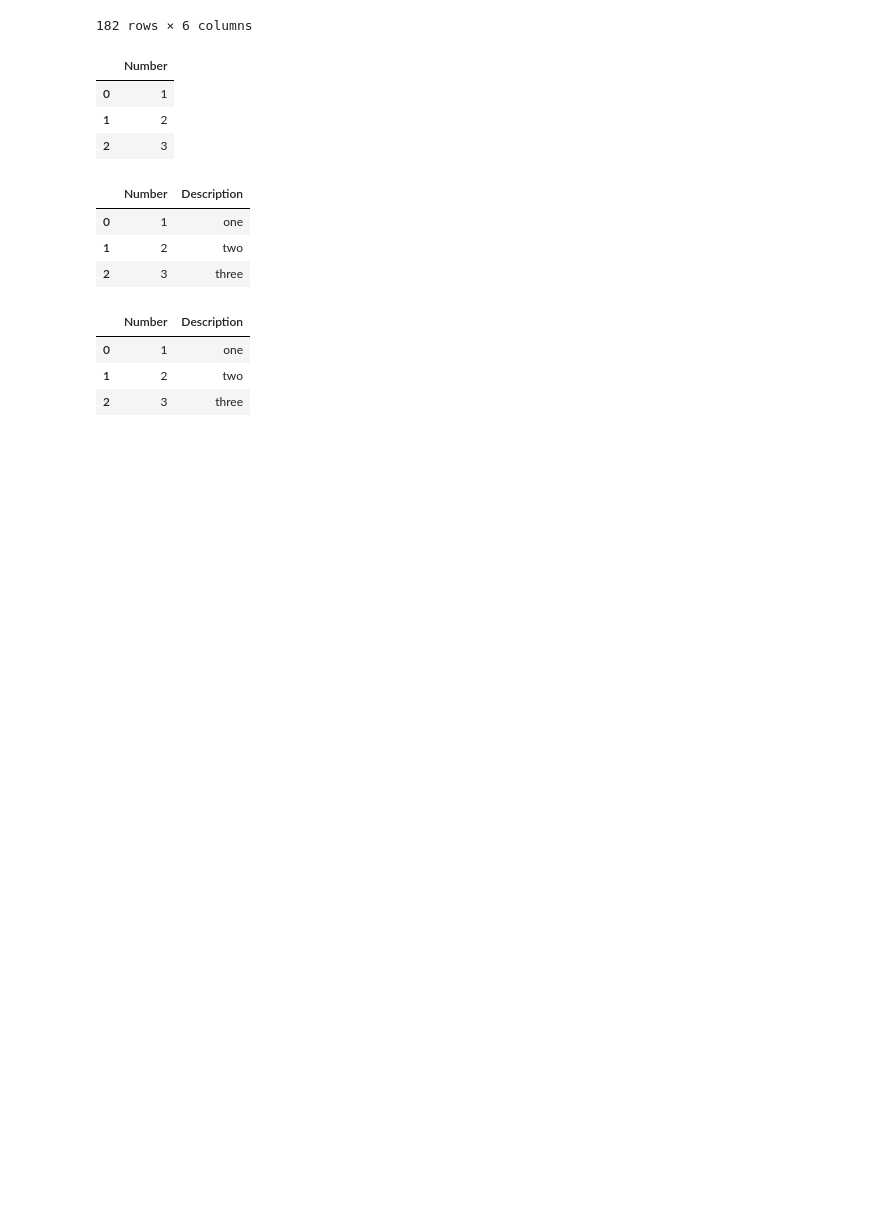
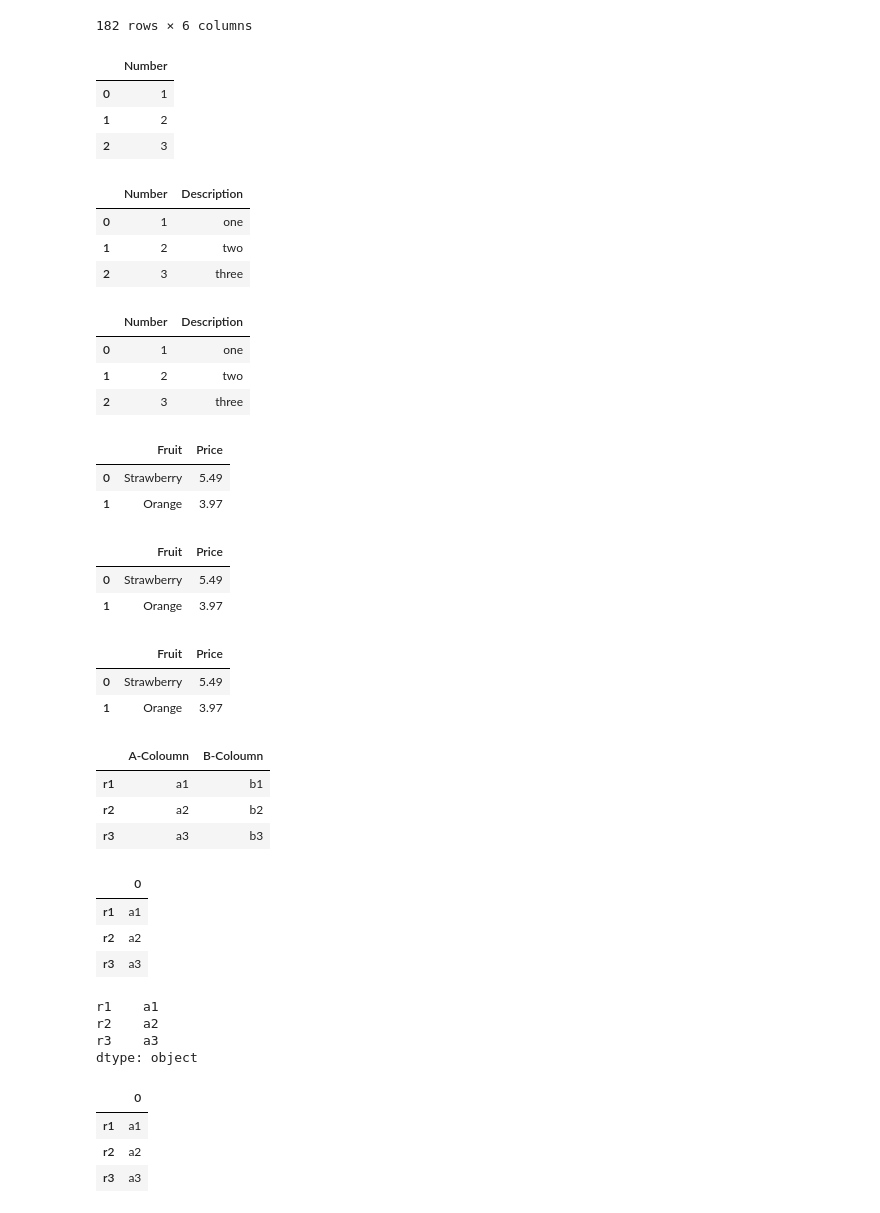
Before and after one commit to dakhilram/Intro-To-DS, a Jupyter notebook: Lecture_2.ipynb, the cells around one changed output. Saved outputs shown, nothing was run; the diff lists cells and outputs as text; code cells hidden in the pictures; blank space fills up the shorter version.

```diff
--- a/Lecture_2.ipynb
+++ b/Lecture_2.ipynb
@@ -105,3 +105,57 @@ df_list_2
 | 0 | 1 | one |
 | 1 | 2 | two |
 | 2 | 3 | three |
+# %%
+df_dict_1=pd.DataFrame({"Fruit":["Strawberry","Orange"],"Price":[5.49,3.97]})
+df_dict_1
+# %% [output]
+|  | Fruit | Price |
+| 0 | Strawberry | 5.49 |
+| 1 | Orange | 3.97 |
+# %%
+df_dict_1 = {'Fruit': ['Strawberry', 'Orange'], 'Price': [5.49, 3.97]}
+pd.DataFrame(df_dict_1)
+# %% [output]
+|  | Fruit | Price |
+| 0 | Strawberry | 5.49 |
+| 1 | Orange | 3.97 |
+# %%
+df_dict_2=pd.DataFrame([{'Fruit': 'Strawberry', 'Price': 5.49},{'Fruit': 'Orange', 'Price': 3.97}])
+df_dict_2
+# %% [output]
+|  | Fruit | Price |
+| 0 | Strawberry | 5.49 |
+| 1 | Orange | 3.97 |
+# %%
+s_a = pd.Series(['a1', 'a2', 'a3'],index=["r1","r2","r3"])
+s_b = pd.Series(['b1', 'b2', 'b3'],index=["r1","r2","r3"])
+df_ser = pd.DataFrame({"A-Coloumn":s_a,"B-Coloumn":s_b})
+df_ser
+# %% [output]
+|  | A-Coloumn | B-Coloumn |
+| r1 | a1 | b1 |
+| r2 | a2 | b2 |
+| r3 | a3 | b3 |
+# %%
+df_ser=pd.DataFrame(s_a)
+df_ser
+# %% [output]
+|  | 0 |
+| r1 | a1 |
+| r2 | a2 |
+| r3 | a3 |
+# %%
+s_a
+# %% [output]
+r1    a1
+r2    a2
+r3    a3
+dtype: object
+# %%
+ser_to_df=s_a.to_frame()
+ser_to_df
+# %% [output]
+|  | 0 |
+| r1 | a1 |
+| r2 | a2 |
+| r3 | a3 |
```
